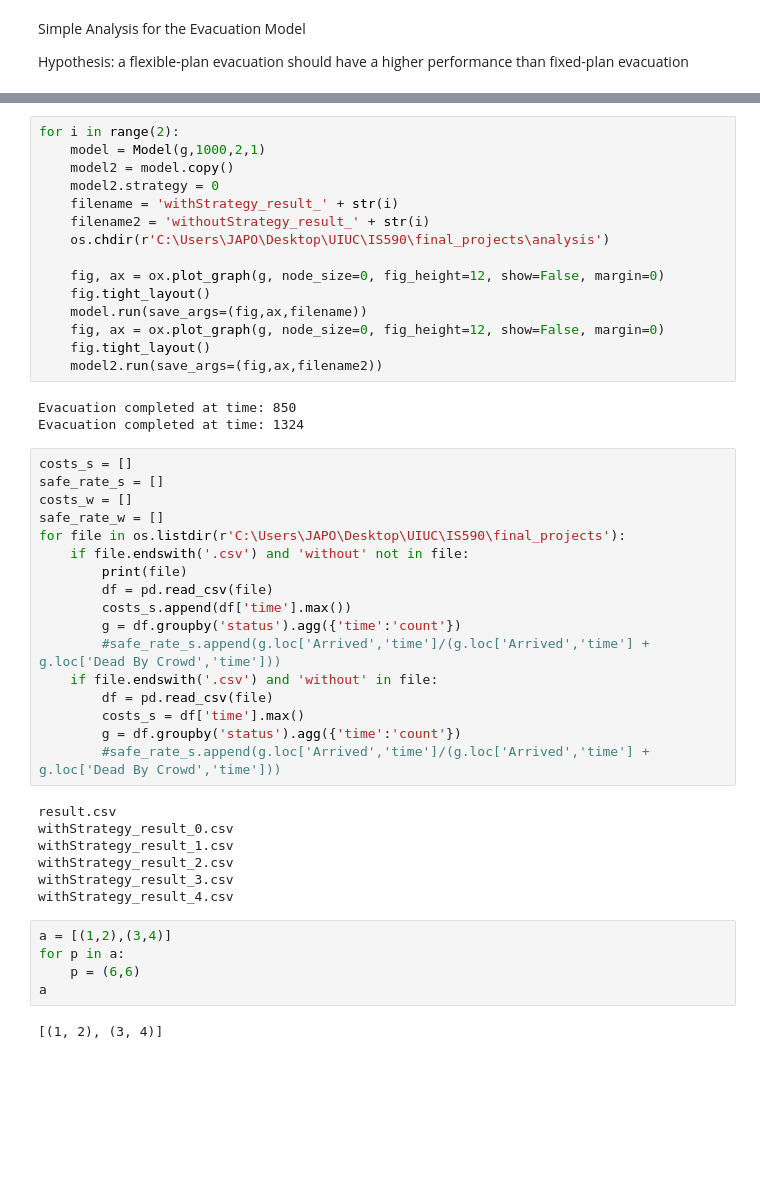
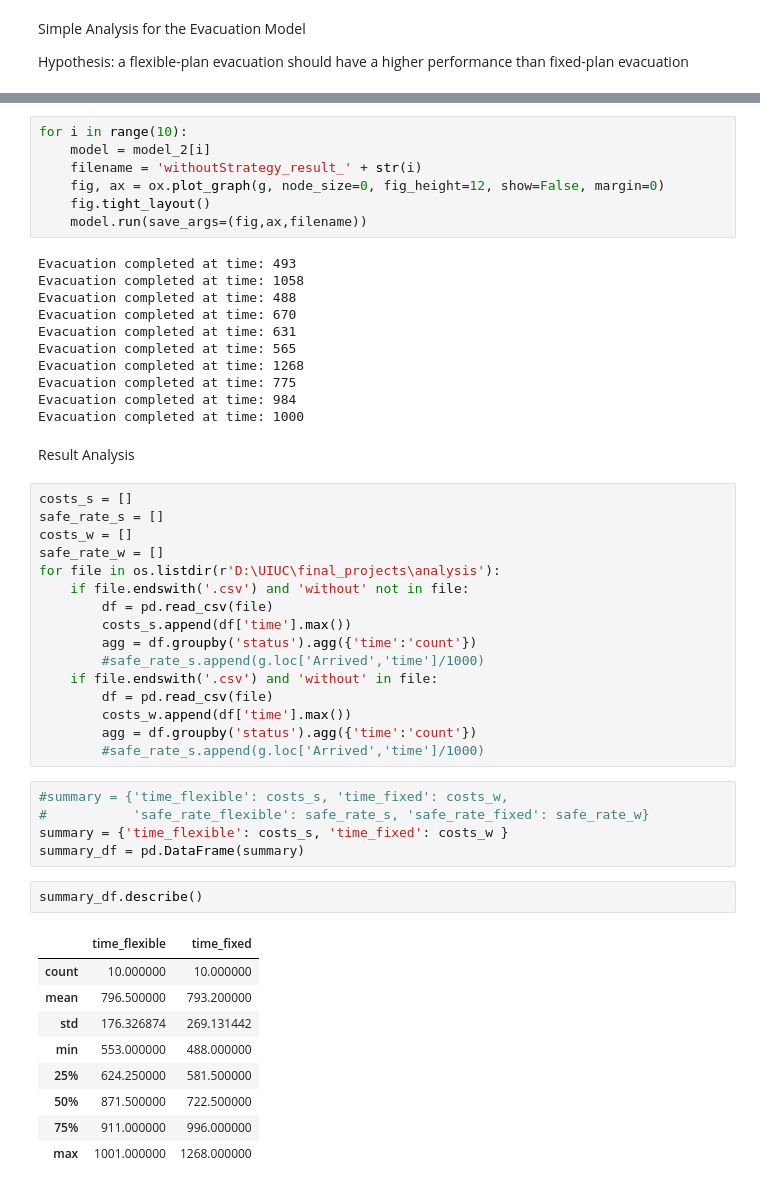
Before and after one commit to Zhesongw/final_projects, a Jupyter notebook: example.ipynb, the cells around one changed output, grey strips where cells are left out. Drawn from its saved outputs; the diff is of its cells as text; blank space fills up the shorter version.

Commit message:
final_project_v2.0

```diff
--- a/example.ipynb
+++ b/example.ipynb
@@ -108,49 +152,53 @@ Hypothesis: a flexible-plan evacuation should have a higher performance than fix
 # %%
-for i in range(2):
-    model = Model(g,1000,2,1)
-    model2 = model.copy()
-    model2.strategy = 0
-    filename = 'withStrategy_result_' + str(i)
-    filename2 = 'withoutStrategy_result_' + str(i)
-    os.chdir(r'C:\Users\JAPO\Desktop\UIUC\IS590\final_projects\analysis')
-
+for i in range(10):
+    model = model_2[i]
+    filename = 'withoutStrategy_result_' + str(i)
     fig, ax = ox.plot_graph(g, node_size=0, fig_height=12, show=False, margin=0)
     fig.tight_layout()
     model.run(save_args=(fig,ax,filename))
-    fig, ax = ox.plot_graph(g, node_size=0, fig_height=12, show=False, margin=0)
-    fig.tight_layout()
-    model2.run(save_args=(fig,ax,filename2))
 # %% [output]
-Evacuation completed at time: 850
-Evacuation completed at time: 1324
+Evacuation completed at time: 493
+Evacuation completed at time: 1058
+Evacuation completed at time: 488
+Evacuation completed at time: 670
+Evacuation completed at time: 631
+Evacuation completed at time: 565
+Evacuation completed at time: 1268
+Evacuation completed at time: 775
+Evacuation completed at time: 984
+Evacuation completed at time: 1000
+# %% [markdown]
+Result Analysis
 # %%
 costs_s = []
 safe_rate_s = []
 costs_w = []
 safe_rate_w = []
-for file in os.listdir(r'C:\Users\JAPO\Desktop\UIUC\IS590\final_projects'):
+for file in os.listdir(r'D:\UIUC\final_projects\analysis'):
     if file.endswith('.csv') and 'without' not in file:
-        print(file)
         df = pd.read_csv(file)
         costs_s.append(df['time'].max())
-        g = df.groupby('status').agg({'time':'count'})
-        #safe_rate_s.append(g.loc['Arrived','time']/(g.loc['Arrived','time'] + g.loc['Dead By Crowd','time']))
+        agg = df.groupby('status').agg({'time':'count'})
+        #safe_rate_s.append(g.loc['Arrived','time']/1000)
     if file.endswith('.csv') and 'without' in file:
         df = pd.read_csv(file)
-        costs_s = df['time'].max()
-        g = df.groupby('status').agg({'time':'count'})
-        #safe_rate_s.append(g.loc['Arrived','time']/(g.loc['Arrived','time'] + g.loc['Dead By Crowd','time']))
+        costs_w.append(df['time'].max())
+        agg = df.groupby('status').agg({'time':'count'})
+        #safe_rate_s.append(g.loc['Arrived','time']/1000)
-# %% [output]
-result.csv
-withStrategy_result_0.csv
-withStrategy_result_1.csv
-withStrategy_result_2.csv
-withStrategy_result_3.csv
-withStrategy_result_4.csv
-# %%
-a = [(1,2),(3,4)]
-for p in a:
-    p = (6,6)
-a
-# %% [output]
-[(1, 2), (3, 4)]
+# %%
+#summary = {'time_flexible': costs_s, 'time_fixed': costs_w,
+#           'safe_rate_flexible': safe_rate_s, 'safe_rate_fixed': safe_rate_w}
+summary = {'time_flexible': costs_s, 'time_fixed': costs_w }
+summary_df = pd.DataFrame(summary)
+# %%
+summary_df.describe()
+# %% [output]
+|  | time_flexible | time_fixed |
+| count | 10.000000 | 10.000000 |
+| mean | 796.500000 | 793.200000 |
+| std | 176.326874 | 269.131442 |
+| min | 553.000000 | 488.000000 |
+| 25% | 624.250000 | 581.500000 |
+| 50% | 871.500000 | 722.500000 |
+| 75% | 911.000000 | 996.000000 |
+| max | 1001.000000 | 1268.000000 |
```
Also changed, not shown: parts of 8 cells of this notebook, 41 other files.
